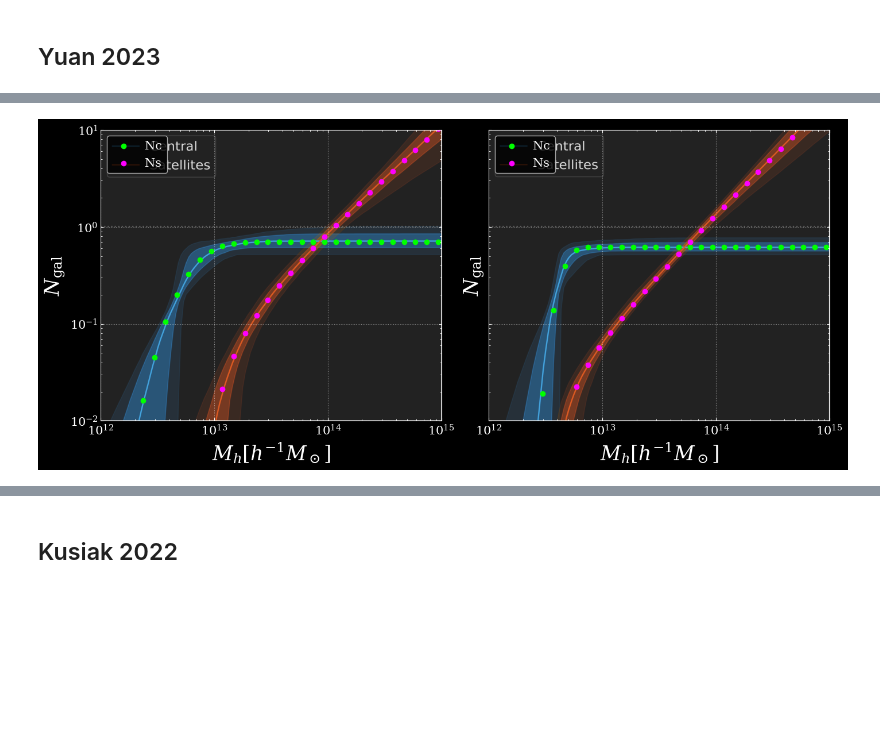
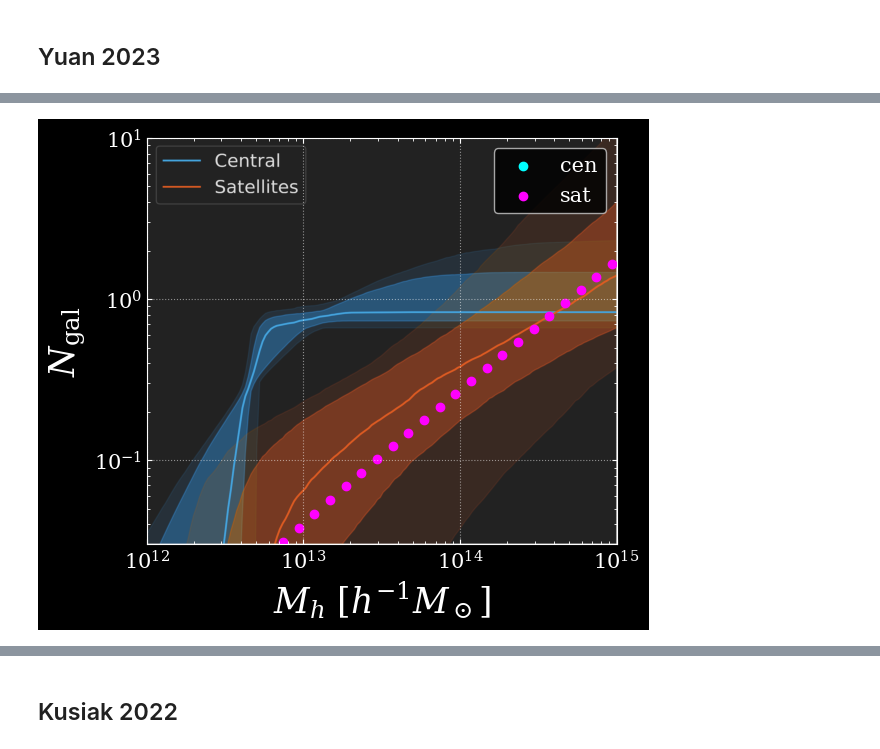
Before and after one commit to chadpopik/CAPPIBARAS, a Jupyter notebook: Models/HODsCheck.ipynb, the cells around one changed output, grey strips where cells are left out. Drawn from its saved outputs; the diff is of its cells as text; code cells hidden in the pictures; blank space fills up the shorter version.

```diff
--- a/Models/HODsCheck.ipynb
+++ b/Models/HODsCheck.ipynb
@@ -185,18 +304,15 @@ plt.show()
 # %%
-fig, axs = Plots.Yuan2023().Fig7()
+importlib.reload(Plots); importlib.reload(HODs)
 
-import HODs
-importlib.reload(HODs)
+fig, ax = Plots.Yuan2023().Fig14()
 
 logMh = np.linspace(11, 15.9)
-Yuan2023 = HODs.Yuan2023(model='Ext',sample='LRG1')
-axs[0].scatter(10**logMh/Yuan2023.h, Yuan2023.Nc(logMh)(), c='lime', label='Nc')
-axs[0].scatter(10**logMh/Yuan2023.h, Yuan2023.Ns(logMh)(), c='magenta', label='Ns')
-Yuan2023 = HODs.Yuan2023(model='Ext',sample='LRG2')
-axs[1].scatter(10**logMh/Yuan2023.h, Yuan2023.Nc(logMh)(), c='lime', label='Nc')
-axs[1].scatter(10**logMh/Yuan2023.h, Yuan2023.Ns(logMh)(), c='magenta', label='Ns')
 
-axs[0].legend(); axs[1].legend()
+Yuan2023 = HODs.Yuan2023(model='Ext',sample='QSO')
+ax.scatter(10**logMh/Yuan2023.h, Yuan2023.Nc(logMh)(), c='cyan', label='cen')
+ax.scatter(10**logMh/Yuan2023.h, Yuan2023.Ns(logMh)(), c='magenta', label='sat')
+
+ax.legend()
 plt.show()
 # %% [output]
-[figure, old version]
+[figure, new version]
```
Also changed, not shown: parts of 30 cells of this notebook, 31 other files.
